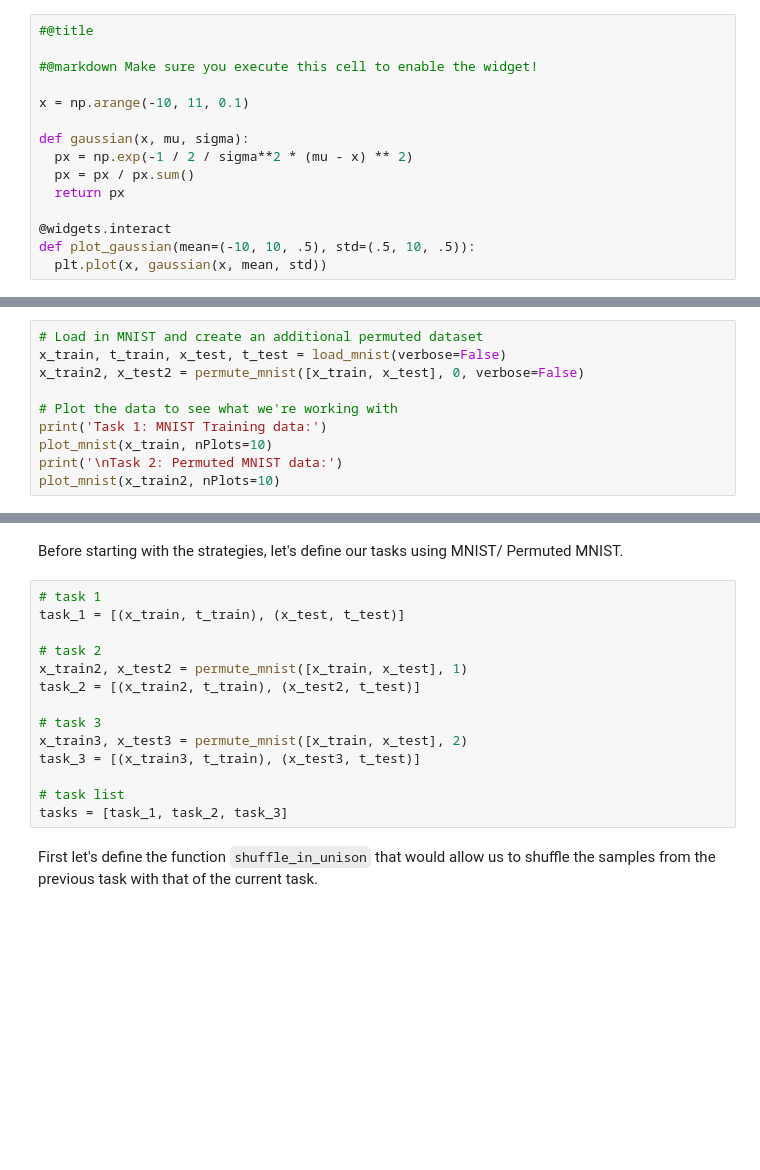
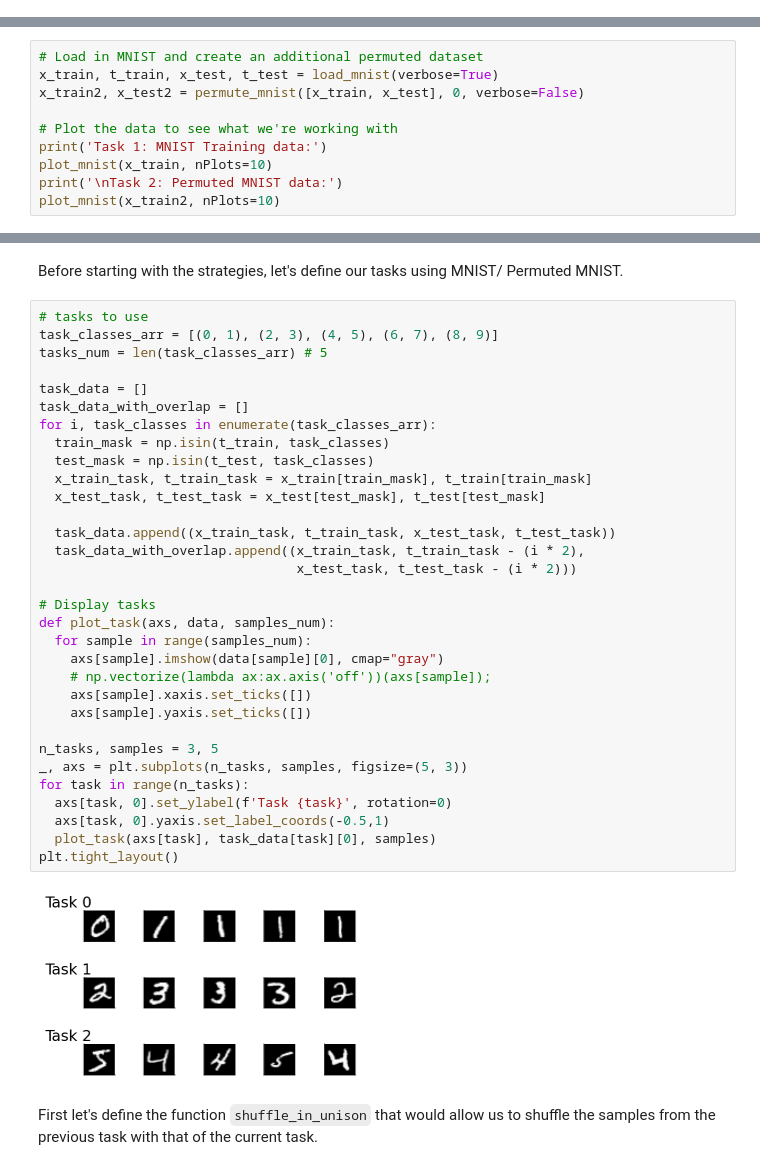
Before and after one commit to kwcooper/CL_neuromatch, a Jupyter notebook: continual_learning_neuromatch.ipynb, the cells around one changed output, grey strips where cells are left out. Cells and saved outputs as stored; diff of their text form; blank space fills up the shorter version.

```diff
--- a/continual_learning_neuromatch.ipynb
+++ b/continual_learning_neuromatch.ipynb
@@ -300,18 +294,3 @@ If the widget makes use of a function that must be completed as part of an exerc
-# %%
-#@title
-
-#@markdown Make sure you execute this cell to enable the widget!
-
-x = np.arange(-10, 11, 0.1)
-
-def gaussian(x, mu, sigma):
-  px = np.exp(-1 / 2 / sigma**2 * (mu - x) ** 2)
-  px = px / px.sum()
-  return px
-
-@widgets.interact
-def plot_gaussian(mean=(-10, 10, .5), std=(.5, 10, .5)):
-  plt.plot(x, gaussian(x, mean, std))
 # %%
 # to_remove explanation
 
@@ -421,7 +418,7 @@ def test(model, device, x_test, t_test):
 Now let's load in our dataset, MNIST. We'll also run a function we defined in the helper function cell above that permutes (scrambles) the images. This allows us to create aditional datasets with similar statictics to MNIST on the fly. We'll call the normal MNIST Task 1, and the permuted MNIST Task 2. We'll see why in a second!
 # %%
 # Load in MNIST and create an additional permuted dataset
-x_train, t_train, x_test, t_test = load_mnist(verbose=False)
+x_train, t_train, x_test, t_test = load_mnist(verbose=True)
 x_train2, x_test2 = permute_mnist([x_train, x_test], 0, verbose=False)
 
 # Plot the data to see what we're working with
@@ -551,20 +553,40 @@ The performance scales proportionally to the number of samples replayed from pre
 To learn more about rehearsal, check out this [paper](https://arxiv.org/abs/1809.05922).
 # %% [markdown]
 Before starting with the strategies, let's define our tasks using MNIST/ Permuted MNIST.
-# %%
-# task 1
-task_1 = [(x_train, t_train), (x_test, t_test)]
-
-# task 2
-x_train2, x_test2 = permute_mnist([x_train, x_test], 1)
-task_2 = [(x_train2, t_train), (x_test2, t_test)]
-
-# task 3
-x_train3, x_test3 = permute_mnist([x_train, x_test], 2)
-task_3 = [(x_train3, t_train), (x_test3, t_test)]
-
-# task list
-tasks = [task_1, task_2, task_3]
+# %%
+# tasks to use
+task_classes_arr = [(0, 1), (2, 3), (4, 5), (6, 7), (8, 9)]
+tasks_num = len(task_classes_arr) # 5
+
+task_data = []
+task_data_with_overlap = []
+for i, task_classes in enumerate(task_classes_arr):
+  train_mask = np.isin(t_train, task_classes)
+  test_mask = np.isin(t_test, task_classes)
+  x_train_task, t_train_task = x_train[train_mask], t_train[train_mask]
+  x_test_task, t_test_task = x_test[test_mask], t_test[test_mask]
+
+  task_data.append((x_train_task, t_train_task, x_test_task, t_test_task))
+  task_data_with_overlap.append((x_train_task, t_train_task - (i * 2),
+                                 x_test_task, t_test_task - (i * 2)))
+
+# Display tasks
+def plot_task(axs, data, samples_num):
+  for sample in range(samples_num):
+    axs[sample].imshow(data[sample][0], cmap="gray")
+    # np.vectorize(lambda ax:ax.axis('off'))(axs[sample]);
+    axs[sample].xaxis.set_ticks([])
+    axs[sample].yaxis.set_ticks([])
+
+n_tasks, samples = 3, 5
+_, axs = plt.subplots(n_tasks, samples, figsize=(5, 3))
+for task in range(n_tasks):
+  axs[task, 0].set_ylabel(f'Task {task}', rotation=0)
+  axs[task, 0].yaxis.set_label_coords(-0.5,1)
+  plot_task(axs[task], task_data[task][0], samples)
+plt.tight_layout()
+# %% [output]
+[figure, added]
 # %% [markdown]
 First let's define the function `shuffle_in_unison` that would allow us to shuffle the samples from the previous task with that of the current task.
 # %%
```
Also changed, not shown: parts of 61 cells of this notebook.
